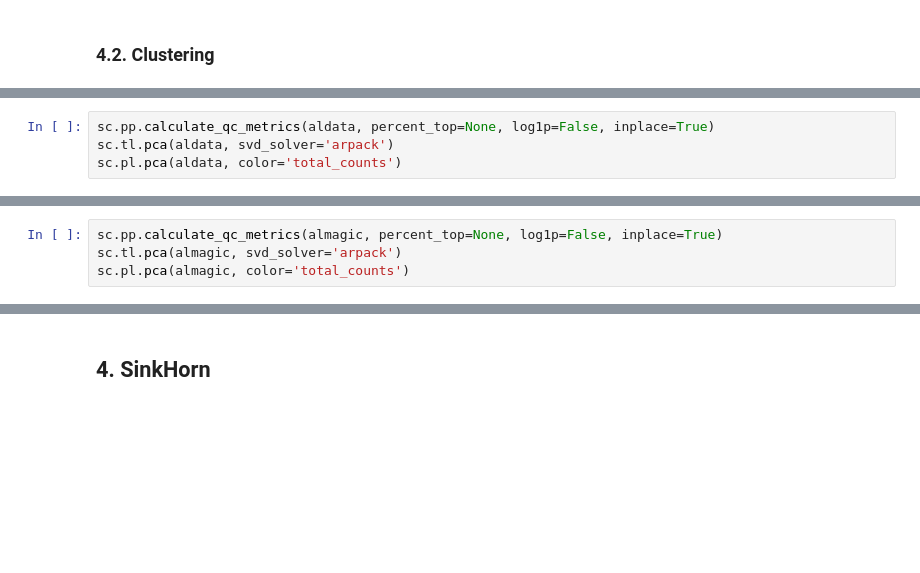
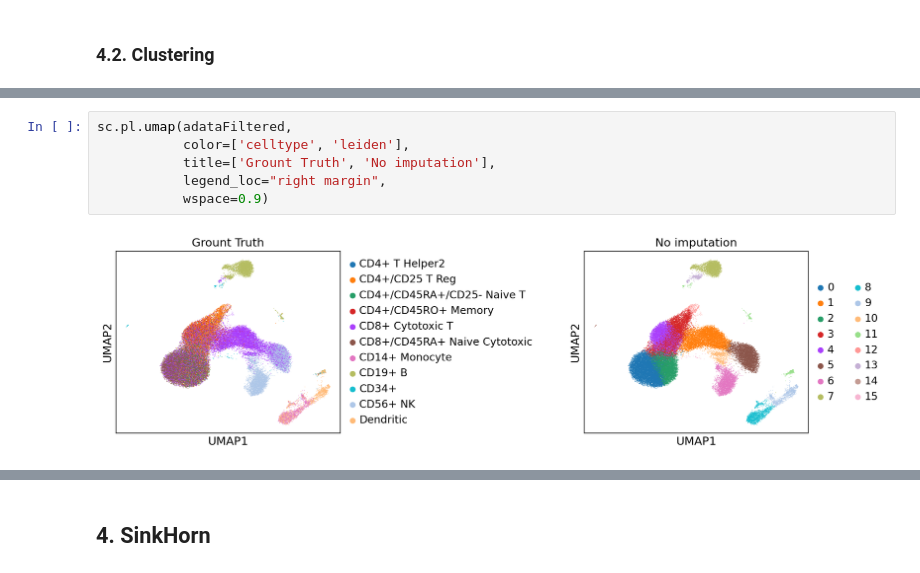
Before and after one commit to lucas-rdlr/rna-sequencing, a Jupyter notebook: notebooks/main.ipynb, the cells around one changed output, grey strips where cells are left out. Cells and saved outputs as stored; diff of their text form; blank space fills up the shorter version.

```diff
--- a/notebooks/main.ipynb
+++ b/notebooks/main.ipynb
@@ -247,4 +260,0 @@ sc.pl.umap(
-# %%
-sc.pp.calculate_qc_metrics(aldata, percent_top=None, log1p=False, inplace=True)
-sc.tl.pca(aldata, svd_solver='arpack')
-sc.pl.pca(aldata, color='total_counts')
@@ -271,4 +260,0 @@ sc.pl.umap(
-# %%
-sc.pp.calculate_qc_metrics(almagic, percent_top=None, log1p=False, inplace=True)
-sc.tl.pca(almagic, svd_solver='arpack')
-sc.pl.pca(almagic, color='total_counts')
@@ -292,0 +261,8 @@ sc.pl.umap(
+# %%
+sc.pl.umap(adataFiltered,
+           color=['celltype', 'leiden'],
+           title=['Grount Truth', 'No imputation'],
+           legend_loc="right margin",
+           wspace=0.9)
+# %% [output]
+[figure, added]
```
Also changed, not shown: parts of 36 cells of this notebook, 1 other file.
